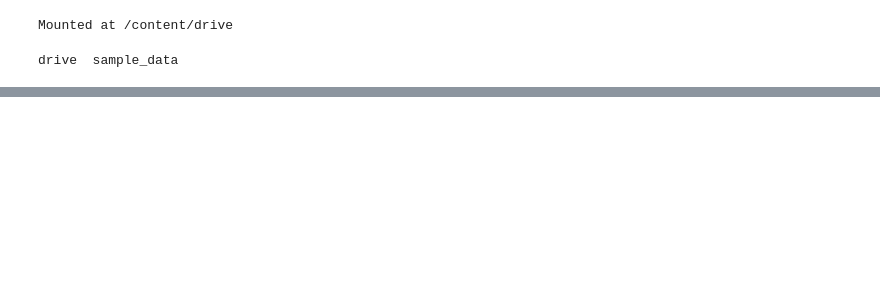
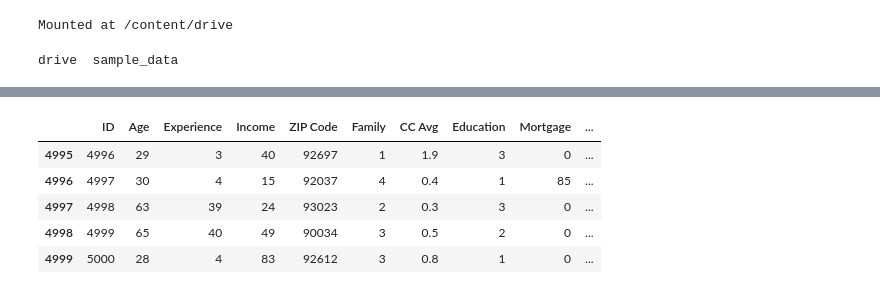
Before and after one commit to woahh999/ICT304, a Jupyter notebook: SecondOne.ipynb, the cells around one changed output, grey strips where cells are left out. Cells and saved outputs as stored; diff of their text form; code cells hidden in the pictures; blank space fills up the shorter version.

```diff
--- a/SecondOne.ipynb
+++ b/SecondOne.ipynb
@@ -21,0 +39,9 @@ drive  sample_data
+# %%
+data.tail()
+# %% [output]
+|  | ID | Age | Experience | Income | ZIP Code | Family | CC Avg | Education | Mortgage | ... |
+| 4995 | 4996 | 29 | 3 | 40 | 92697 | 1 | 1.9 | 3 | 0 | ... |
+| 4996 | 4997 | 30 | 4 | 15 | 92037 | 4 | 0.4 | 1 | 85 | ... |
+| 4997 | 4998 | 63 | 39 | 24 | 93023 | 2 | 0.3 | 3 | 0 | ... |
+| 4998 | 4999 | 65 | 40 | 49 | 90034 | 3 | 0.5 | 2 | 0 | ... |
+| 4999 | 5000 | 28 | 4 | 83 | 92612 | 3 | 0.8 | 1 | 0 | ... |
```
Also changed, not shown: parts of 12 cells of this notebook.
